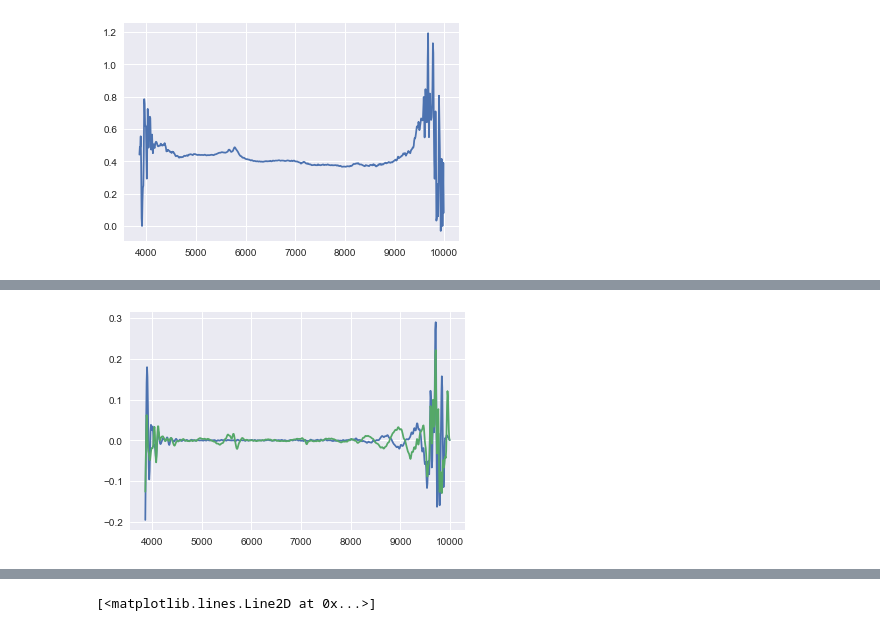
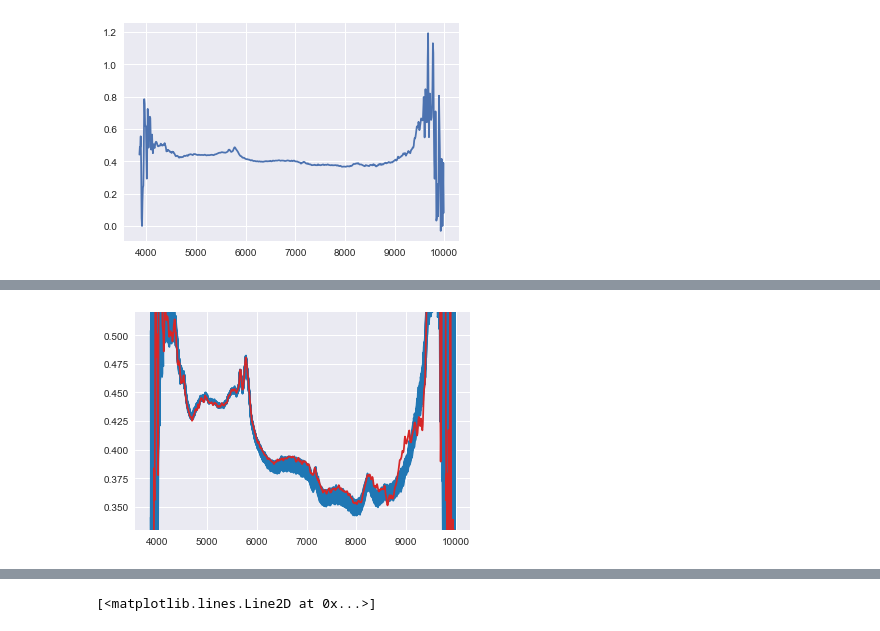
Before and after one commit to barrett3210/plots_pca, a Jupyter notebook: etaloning_210504.ipynb, the cells around one changed output, grey strips where cells are left out. Cells and saved outputs as stored; diff of their text form; code cells hidden in the pictures.

```diff
--- a/etaloning_210504.ipynb
+++ b/etaloning_210504.ipynb
@@ -483,8 +481,4 @@ plt.plot(blah)
 # %%
 from scipy.signal import freqz
 from scipy.signal import butter, lfilter
-# %%
-fs = 700.0
-lowcut = 10.0
-highcut = 100.0
 # %%
@@ -630,11 +660,13 @@ green_try_abs_filt = butter_bandpass_filter(green_try_abs, lowcut, highcut, fs,
-# %%
-fig, ax = plt.subplots()
-# ax.set_ylim(-0.05, 0.05)
-ax.plot(ftir_wavenums, green_try_abs_filt)
-ax.plot(ftir_wavenums, green_filter2)
-plt.show()
-plt.close()
-# %% [output]
-[figure, removed]
 # %%
 green_subtract = green_absorbances[0, :] - green_try_abs_filt
+
+fig, ax = plt.subplots()
+ax.set_ylim(0.33, 0.52)
+for i in range(green_cap_raws.shape[0]):
+    ax.plot(ftir_wavenums, green_absorbances[i, :], "tab:blue")
+ax.plot(ftir_wavenums, green_subtract, "tab:red")
+
+plt.show()
+plt.close()
+# %% [output]
+[figure, added]
```
Also changed, not shown: parts of 49 cells of this notebook, 4 other files.
